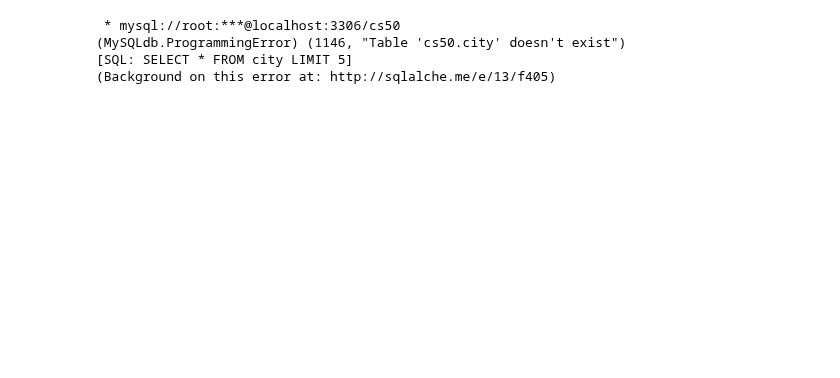
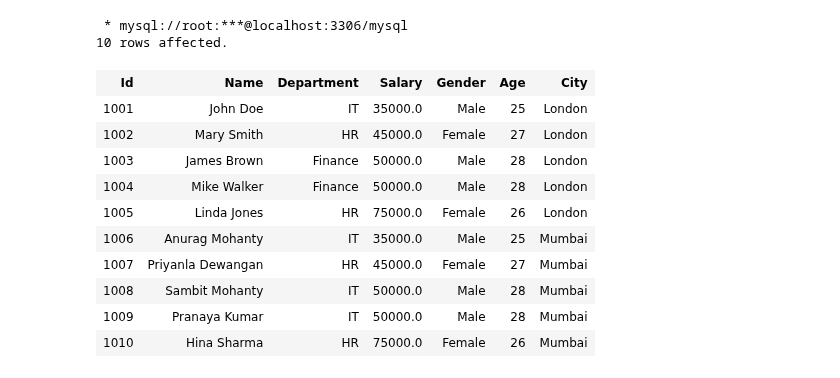
Before and after one commit to MrsMystique/python-repo, a Jupyter notebook: sqlmagic/mySQL CONNECT.ipynb, the cells around one changed output. Saved outputs shown, nothing was run; the diff lists cells and outputs as text; code cells hidden in the pictures; blank space fills up the shorter version.

```diff
--- a/sqlmagic/mySQL CONNECT.ipynb
+++ b/sqlmagic/mySQL CONNECT.ipynb
@@ -32,7 +534,5 @@
 # %%
-%sql SELECT * FROM "city" LIMIT 5
+%%sql
+SELECT *
+FROM teacher
+CROSS JOIN lesson;
-# %% [output]
- * mysql://root:***@localhost:3306/cs50
-(MySQLdb.ProgrammingError) (1146, "Table 'cs50.city' doesn't exist")
-[SQL: SELECT * FROM city LIMIT 5]
-(Background on this error at: http://sqlalche.me/e/13/f405)
@@ -38,0 +548,17 @@
+# %%
+%%sql
+select * from Employee
+# %% [output]
+ * mysql://root:***@localhost:3306/mysql
+10 rows affected.
+| Id | Name | Department | Salary | Gender | Age | City |
+| 1001 | John Doe | IT | 35000.0 | Male | 25 | London |
+| 1002 | Mary Smith | HR | 45000.0 | Female | 27 | London |
+| 1003 | James Brown | Finance | 50000.0 | Male | 28 | London |
+| 1004 | Mike Walker | Finance | 50000.0 | Male | 28 | London |
+| 1005 | Linda Jones | HR | 75000.0 | Female | 26 | London |
+| 1006 | Anurag Mohanty | IT | 35000.0 | Male | 25 | Mumbai |
+| 1007 | Priyanla Dewangan | HR | 45000.0 | Female | 27 | Mumbai |
+| 1008 | Sambit Mohanty | IT | 50000.0 | Male | 28 | Mumbai |
+| 1009 | Pranaya Kumar | IT | 50000.0 | Male | 28 | Mumbai |
+| 1010 | Hina Sharma | HR | 75000.0 | Female | 26 | Mumbai |
```
Also changed, not shown: parts of 27 cells of this notebook, 21 other files.
